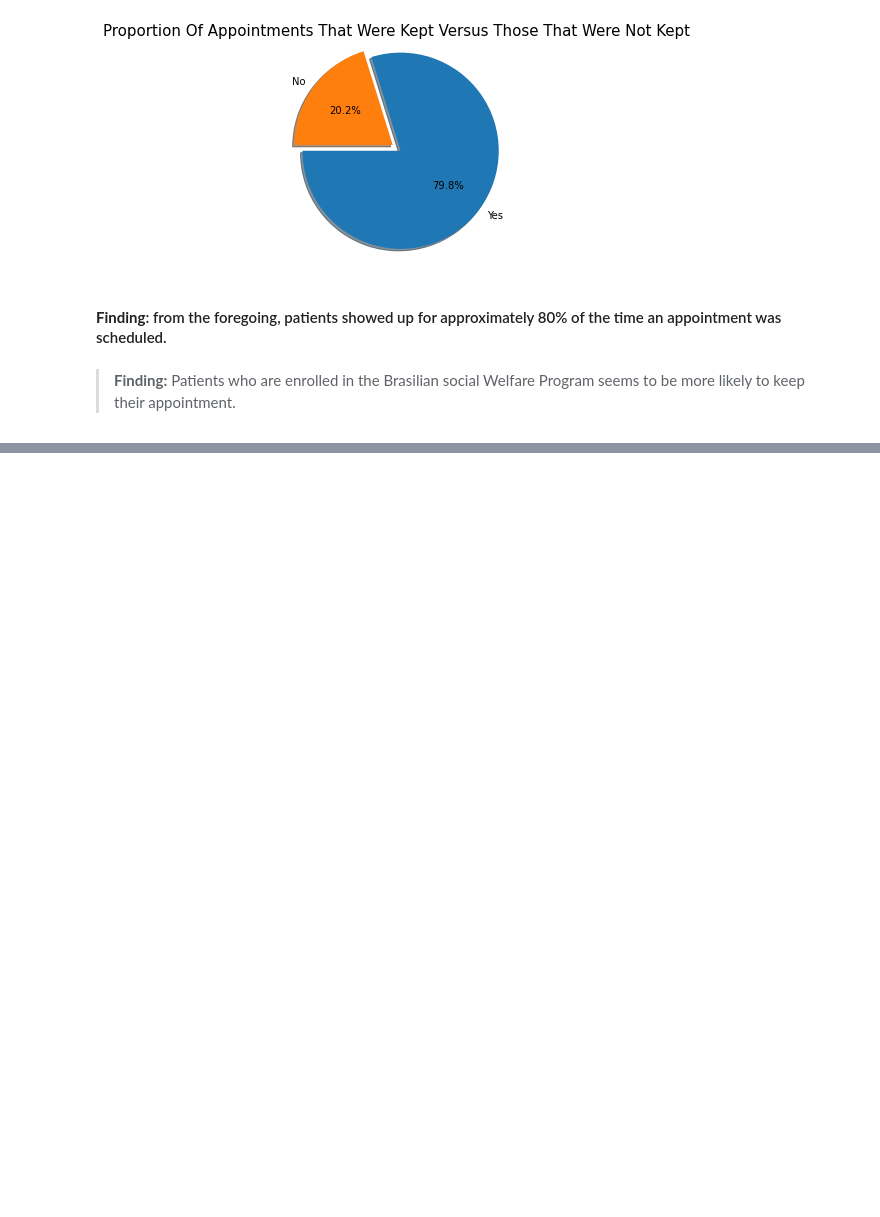
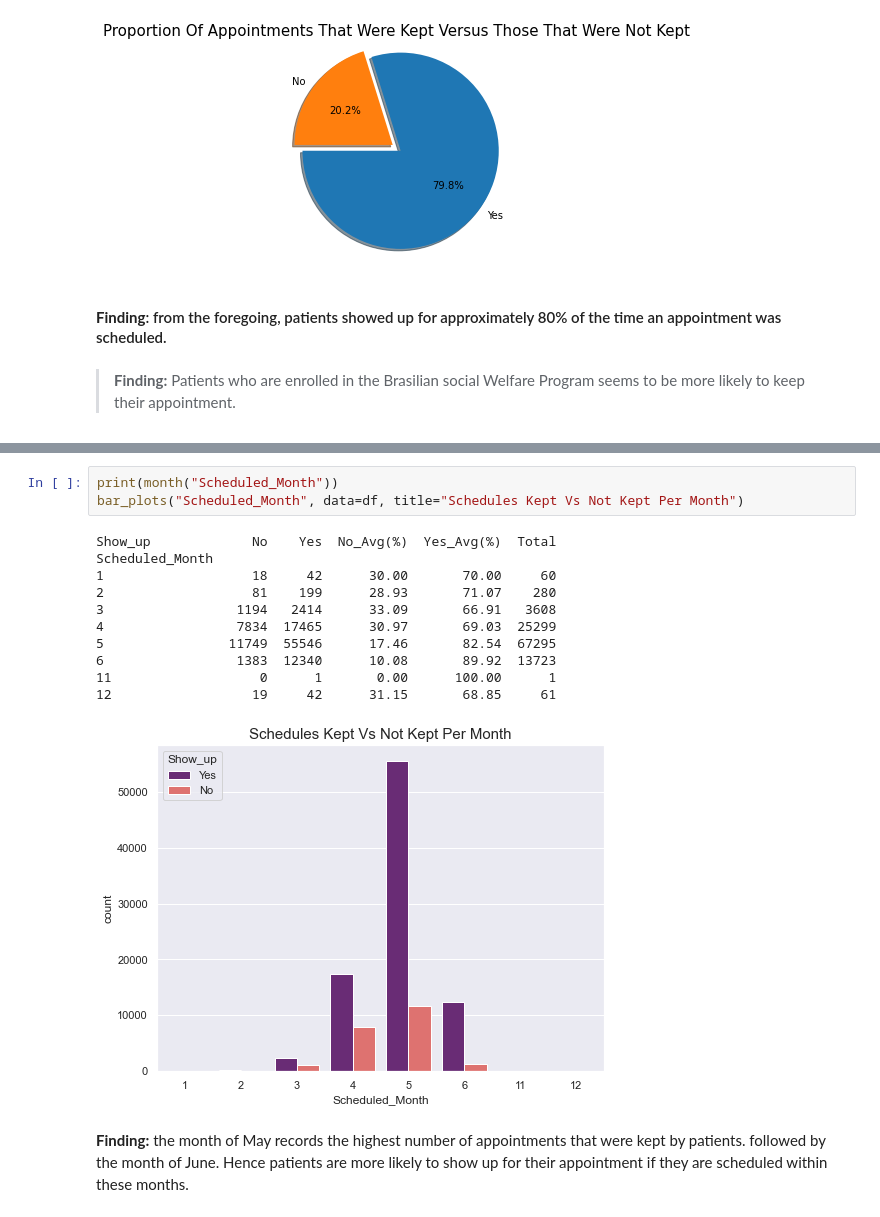
Before and after one commit to PatrickEmmanuel/NO-SHOW-APPOINTMENT-DATA-EXPLORATION-AND-ANALYSIS, a Jupyter notebook: No-Show-Appointment-Data-Exploration-And-Analysis.ipynb, the cells around one changed output, grey strips where cells are left out. Cells and saved outputs as stored; diff of their text form; blank space fills up the shorter version.

```diff
--- a/No-Show-Appointment-Data-Exploration-And-Analysis.ipynb
+++ b/No-Show-Appointment-Data-Exploration-And-Analysis.ipynb
@@ -266,0 +301,17 @@ Number of appointments patients showed up for: 88049
+# %%
+print(month("Scheduled_Month"))
+bar_plots("Scheduled_Month", data=df, title="Schedules Kept Vs Not Kept Per Month")
+# %% [output]
+Show_up             No    Yes  No_Avg(%)  Yes_Avg(%)  Total
+Scheduled_Month
+1                   18     42      30.00       70.00     60
+2                   81    199      28.93       71.07    280
+3                 1194   2414      33.09       66.91   3608
+4                 7834  17465      30.97       69.03  25299
+5                11749  55546      17.46       82.54  67295
+6                 1383  12340      10.08       89.92  13723
+11                   0      1       0.00      100.00      1
+12                  19     42      31.15       68.85     61
+[figure, added]
+# %% [markdown]
+**Finding:** the month of May records the highest number of appointments that were kept by patients. followed by the month of June. Hence patients are more likely to show up for their appointment if they are scheduled within these months.
```
Also changed, not shown: parts of 3 cells of this notebook.
